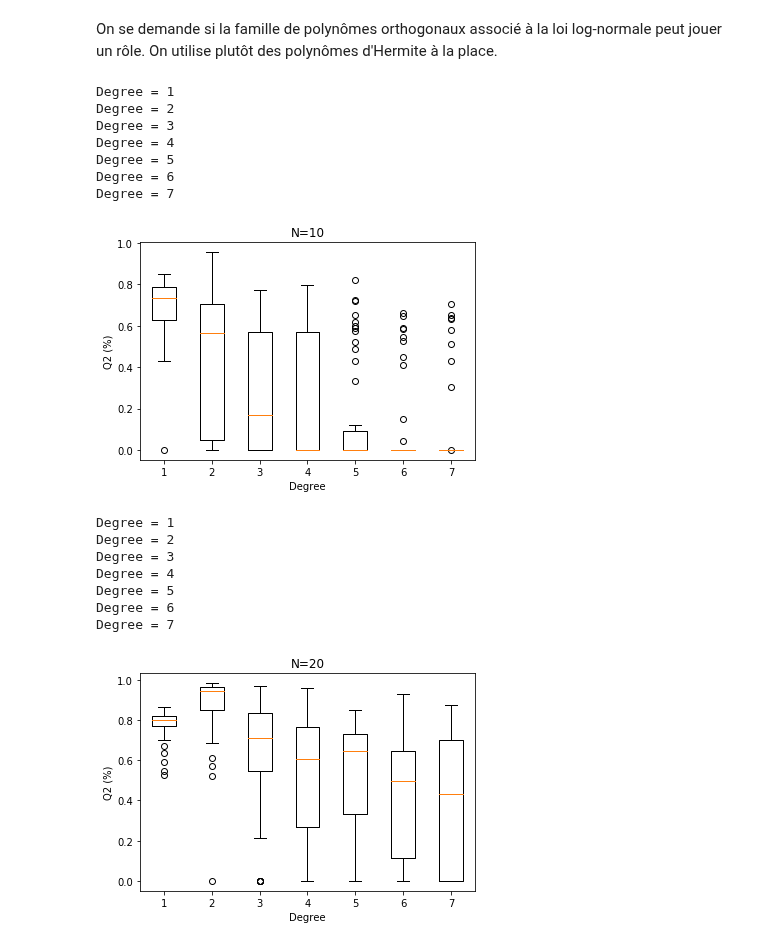
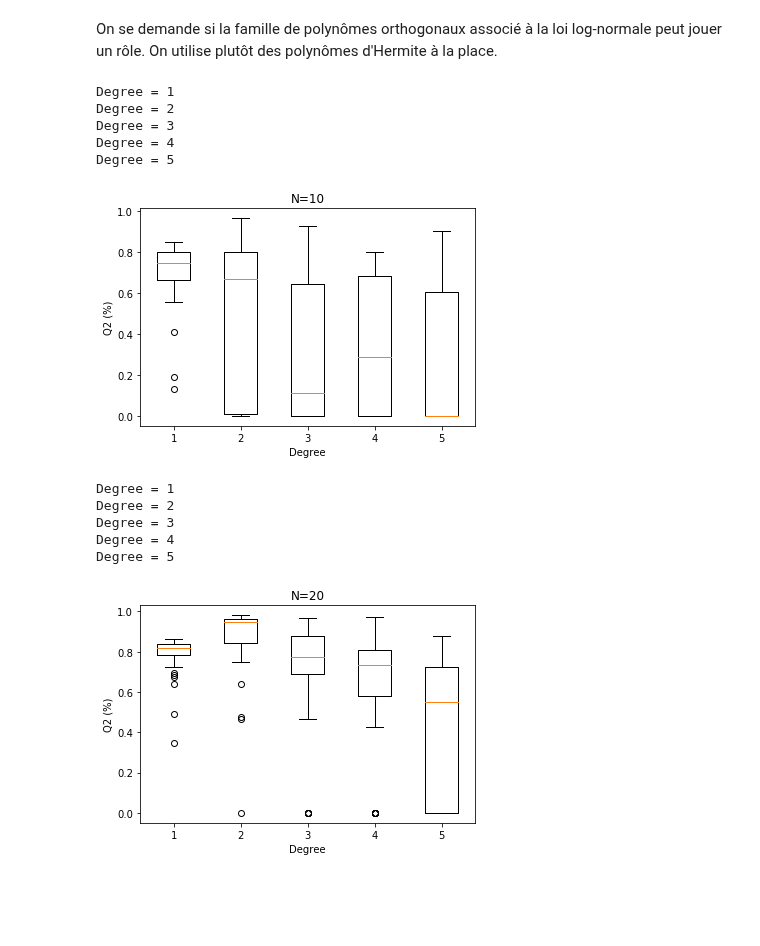
Before and after one commit to mbaudin47/otsupgalilee-eleve, a Jupyter notebook: 5-Chaos/Exercice-Chaos-poutre-sensibilite-degre.ipynb, the cells around one changed output. Drawn from its saved outputs; the diff is of its cells as text; code cells hidden in the pictures; blank space fills up the shorter version.

```diff
--- a/5-Chaos/Exercice-Chaos-poutre-sensibilite-degre.ipynb
+++ b/5-Chaos/Exercice-Chaos-poutre-sensibilite-degre.ipynb
@@ -247,9 +236,8 @@ Avec un plan d'expériences d'apprentissage de taille égale à 30, on peut gén
 N = 40 # size of the train design
 n_valid = 10000 # size of the test design
 numberAttempts = 50
-maxDegree = 7
 Q2sample = computeSampleQ2(N,n_valid,numberAttempts,maxDegree)
-plotQ2Boxplots(Q2sample,N)
+plotQ2Boxplots(Q2sample,N);
 # %% [output]
 Degree = 1
 Degree = 2
@@ -263,9 +249,8 @@ Degree = 7
 N = 50 # size of the train design
 n_valid = 10000 # size of the test design
 numberAttempts = 50
-maxDegree = 5
 Q2sample = computeSampleQ2(N,n_valid,numberAttempts,maxDegree)
-plotQ2Boxplots(Q2sample,N)
+plotQ2Boxplots(Q2sample,N);
 # %% [output]
 Degree = 1
 Degree = 2
@@ -279,9 +264,8 @@ Lorsque la taille du plan d'expériences d'apprentissage augmente, le calcul du
 N = 100 # size of the train design
 n_valid = 10000 # size of the test design
 numberAttempts = 50
-maxDegree = 5
 Q2sample = computeSampleQ2(N,n_valid,numberAttempts,maxDegree)
-plotQ2Boxplots(Q2sample,N)
+plotQ2Boxplots(Q2sample,N);
 # %% [output]
 Degree = 1
 Degree = 2
@@ -305,34 +289,28 @@ multivariateBasis = ot.OrthogonalProductPolynomialFactory(polyColl)
 N = 10 # size of the train design
 n_valid = 10000 # size of the test design
 numberAttempts = 50
-maxDegree = 7
 Q2sample = computeSampleQ2(N,n_valid,numberAttempts,maxDegree)
-plotQ2Boxplots(Q2sample,N)
+plotQ2Boxplots(Q2sample,N);
 # %% [output]
 Degree = 1
 Degree = 2
 Degree = 3
 Degree = 4
 Degree = 5
-Degree = 6
-Degree = 7
-[figure, old version]
+[figure, new version]
 # %%
 N = 20 # size of the train design
 n_valid = 10000 # size of the test design
 numberAttempts = 50
-maxDegree = 7
 Q2sample = computeSampleQ2(N,n_valid,numberAttempts,maxDegree)
-plotQ2Boxplots(Q2sample,N)
+plotQ2Boxplots(Q2sample,N);
 # %% [output]
 Degree = 1
 Degree = 2
 Degree = 3
 Degree = 4
 Degree = 5
-Degree = 6
-Degree = 7
-[figure, old version]
+[figure, new version]
 # %%
 N = 30 # size of the train design
 n_valid = 10000 # size of the test design
```
Also changed, not shown: parts of 16 cells of this notebook, 20 other files.
